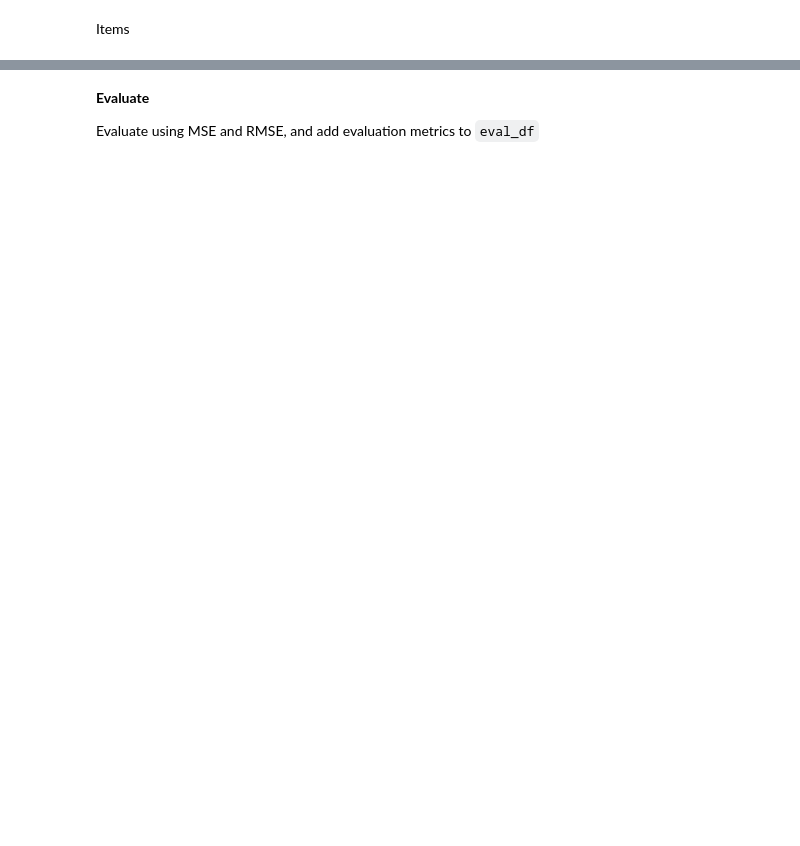
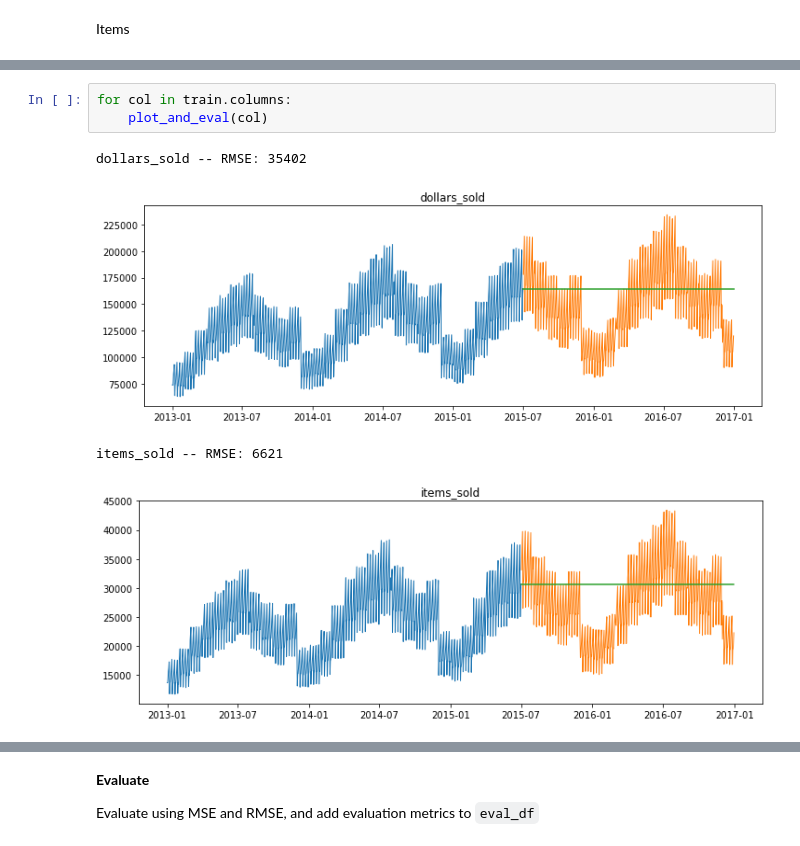
Before and after one commit to CodeupClassroom/leavitt-time-series-exercises-, a Jupyter notebook: modeling_lesson.ipynb, the cells around one changed output, grey strips where cells are left out. Saved outputs shown, nothing was run; the diff lists cells and outputs as text; blank space fills up the shorter version.

```diff
--- a/modeling_lesson.ipynb
+++ b/modeling_lesson.ipynb
@@ -224,0 +329,8 @@ Now, let's plot actual and predicted values
+# %%
+for col in train.columns:
+    plot_and_eval(col)
+# %% [output]
+dollars_sold -- RMSE: 35402
+[figure, added]
+items_sold -- RMSE: 6621
+[figure, added]
```
Also changed, not shown: parts of 79 cells of this notebook.
